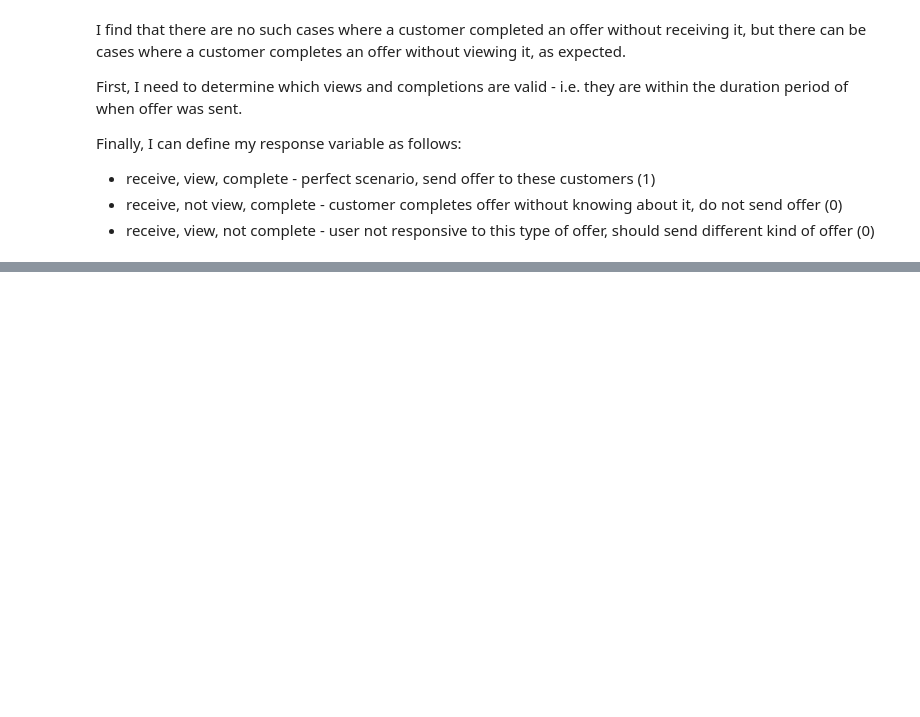
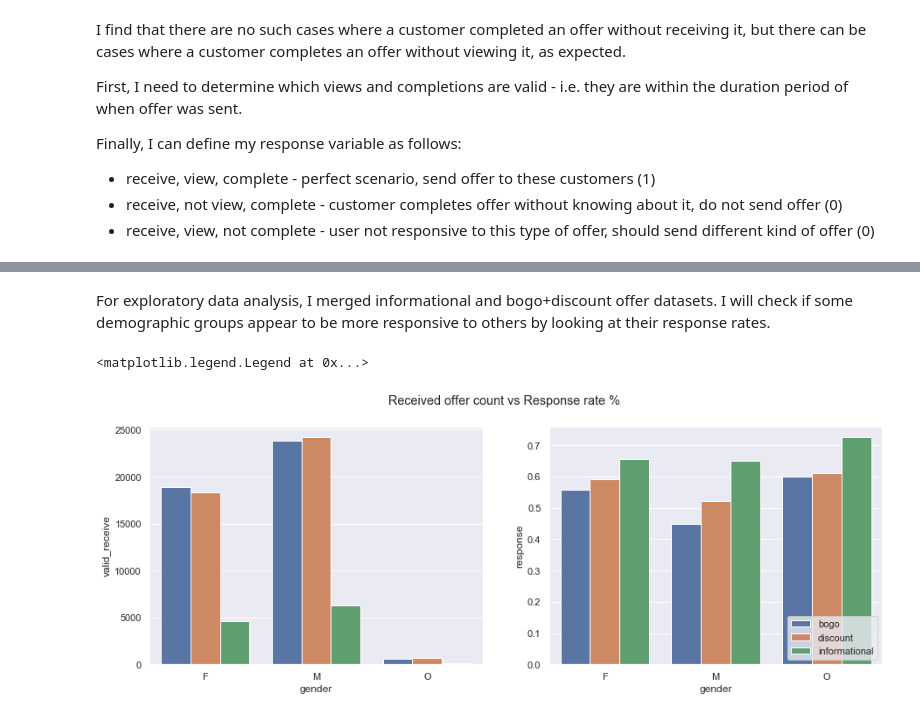
Before and after one commit to arrrunas/starbucks-capstone, a Jupyter notebook: Starbucks_Capstone_final.ipynb, the cells around one changed output, grey strips where cells are left out. Cells and saved outputs as stored; diff of their text form; code cells hidden in the pictures; blank space fills up the shorter version.

```diff
--- a/Starbucks_Capstone_final.ipynb
+++ b/Starbucks_Capstone_final.ipynb
@@ -265,0 +313,12 @@ offers_master.drop(['duration', 'time', 'time_viewed', 'time_completed'], axis =
+# %%
+informational_completions['valid_receive'] = 1
+informational_completions['valid_view'] = np.where(informational_completions['time_viewed'] - informational_completions['time'] < informational_completions['duration']*24, 1, 0)
+informational_completions['valid_complete'] = np.where(informational_completions['time_transaction'] - informational_completions['time'] < informational_completions['duration']*24, 1, 0)
+informational_completions['response'] = np.where(informational_completions['valid_view'] + informational_completions['valid_complete'] == 2, 1, 0)
+informational_completions.drop(['duration', 'time', 'time_viewed', 'time_transaction'], axis = 1, inplace = True)
+# %%
+informational_master = informational_completions.groupby(['profile_id', 'offer_id'])['valid_receive', 'valid_view', 'valid_complete', 'response'].sum().reset_index()
+informational_master['valid_receive'] = np.where(informational_master['valid_receive'] > 0, 1, 0)
+informational_master['valid_view'] = np.where(informational_master['valid_view'] > 0, 1, 0)
+informational_master['valid_complete'] = np.where(informational_master['valid_complete'] > 0, 1, 0)
+informational_master['response'] = np.where(informational_master['response'] > 0, 1, 0)
@@ -265,0 +327,5 @@ offers_master.drop(['duration', 'time', 'time_viewed', 'time_completed'], axis =
+# %%
+master_df = pd.concat([offers_master, informational_master])
+# %%
+master_df = master_df.merge(profile_clean, on = ['profile_id'])
+master_df = master_df.merge(portfolio_clean, on = ['offer_id'])
@@ -265,0 +342,27 @@ offers_master.drop(['duration', 'time', 'time_viewed', 'time_completed'], axis =
+# %% [markdown]
+For exploratory data analysis, I merged informational and bogo+discount offer datasets. I will check if some demographic groups appear to be more responsive to others by looking at their response rates.
+# %%
+fig, axes = plt.subplots(1, 2)
+fig.set_figheight(5)
+fig.set_figwidth(15)
+
+fig.suptitle('Received offer count vs Response rate %')
+
+sns.barplot(x = 'gender',
+            y = 'valid_receive',
+            hue = 'offer_type',
+            data = master_df.groupby(['gender', 'offer_type'])['valid_receive'].sum().reset_index(),
+            ax = axes[0])
+
+sns.barplot(x = 'gender',
+            y = 'response',
+            hue = 'offer_type',
+            data = master_df.groupby(['gender', 'offer_type'])['response'].mean().reset_index(),
+            ax = axes[1])
+
+
+axes[0].get_legend().remove()
+axes[1].legend(loc='lower right')
+# %% [output]
+<matplotlib.legend.Legend at 0x...>
+[figure, added]
```
Also changed, not shown: parts of 17 cells of this notebook.
